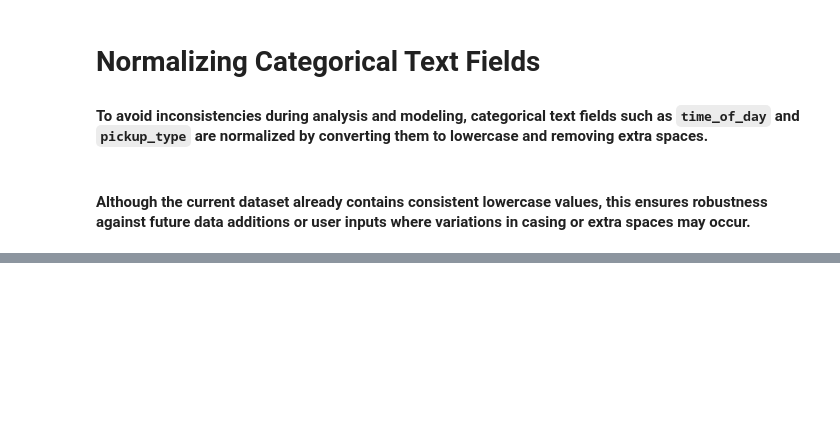
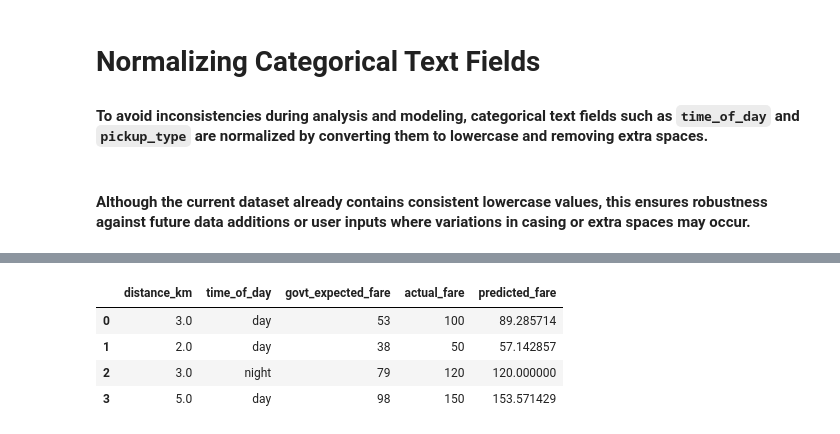
Before and after one commit to rinorobert/SmartFare-AI, a Jupyter notebook: notebooks/fare_analysis.ipynb, the cells around one changed output, grey strips where cells are left out. Saved outputs shown, nothing was run; the diff lists cells and outputs as text; code cells hidden in the pictures; blank space fills up the shorter version.

```diff
--- a/notebooks/fare_analysis.ipynb
+++ b/notebooks/fare_analysis.ipynb
@@ -87,0 +165,14 @@ df
+# %%
+df[[
+    "distance_km",
+    "time_of_day",
+    "govt_expected_fare",
+    "actual_fare",
+    "predicted_fare"
+]]
+# %% [output]
+|  | distance_km | time_of_day | govt_expected_fare | actual_fare | predicted_fare |
+| 0 | 3.0 | day | 53 | 100 | 89.285714 |
+| 1 | 2.0 | day | 38 | 50 | 57.142857 |
+| 2 | 3.0 | night | 79 | 120 | 120.000000 |
+| 3 | 5.0 | day | 98 | 150 | 153.571429 |
```
Also changed, not shown: parts of 14 cells of this notebook, 1 other file.
